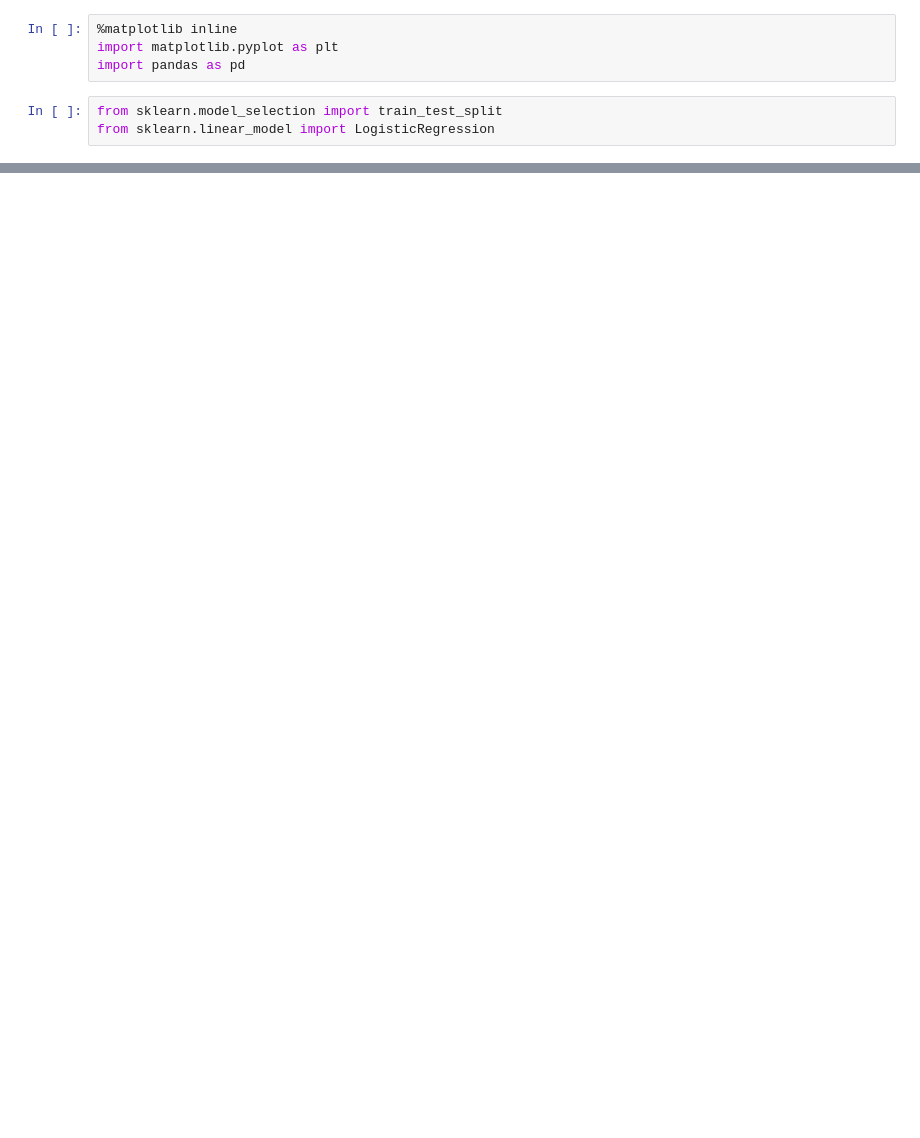
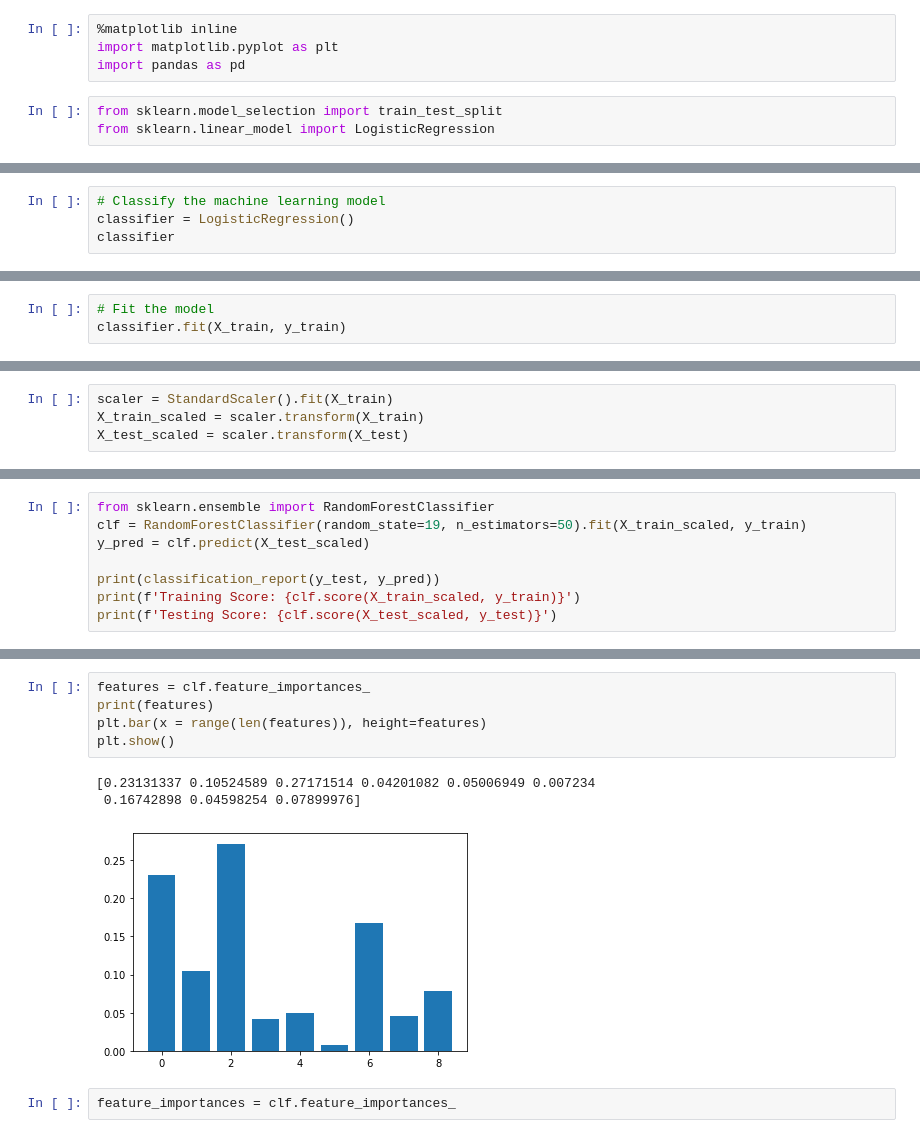
Before and after one commit to JohnCselcuk/Covid-Warriors, a Jupyter notebook: Machine_Learning_Model.ipynb, the cells around one changed output, grey strips where cells are left out. Saved outputs shown, nothing was run; the diff lists cells and outputs as text; blank space fills up the shorter version.

Commit message:
Completed machine learning

```diff
--- a/Machine_Learning_Model.ipynb
+++ b/Machine_Learning_Model.ipynb
@@ -37,0 +49,4 @@ memory usage: 807.1+ KB
+# %%
+# Classify the machine learning model
+classifier = LogisticRegression()
+classifier
@@ -37,0 +55,3 @@ memory usage: 807.1+ KB
+# %%
+# Fit the model
+classifier.fit(X_train, y_train)
@@ -37,0 +98,4 @@ memory usage: 807.1+ KB
+# %%
+scaler = StandardScaler().fit(X_train)
+X_train_scaled = scaler.transform(X_train)
+X_test_scaled = scaler.transform(X_test)
@@ -37,0 +134,8 @@ memory usage: 807.1+ KB
+# %%
+from sklearn.ensemble import RandomForestClassifier
+clf = RandomForestClassifier(random_state=19, n_estimators=50).fit(X_train_scaled, y_train)
+y_pred = clf.predict(X_test_scaled)
+
+print(classification_report(y_test, y_pred))
+print(f'Training Score: {clf.score(X_train_scaled, y_train)}')
+print(f'Testing Score: {clf.score(X_test_scaled, y_test)}')
@@ -37,0 +154,11 @@ memory usage: 807.1+ KB
+# %%
+features = clf.feature_importances_
+print(features)
+plt.bar(x = range(len(features)), height=features)
+plt.show()
+# %% [output]
+[0.23131337 0.10524589 0.27171514 0.04201082 0.05006949 0.007234
+ 0.16742898 0.04598254 0.07899976]
+[figure, added]
+# %%
+feature_importances = clf.feature_importances_
```
Also changed, not shown: parts of 26 cells of this notebook.
